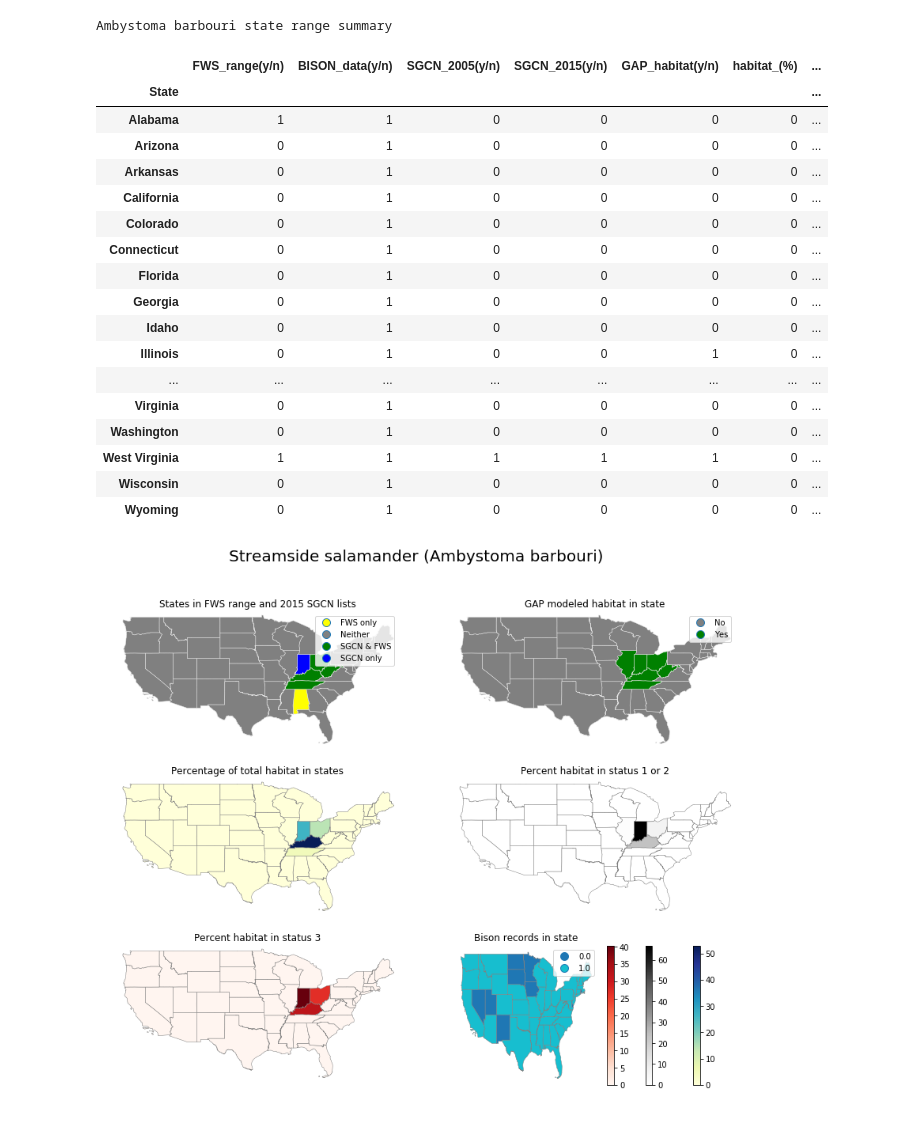
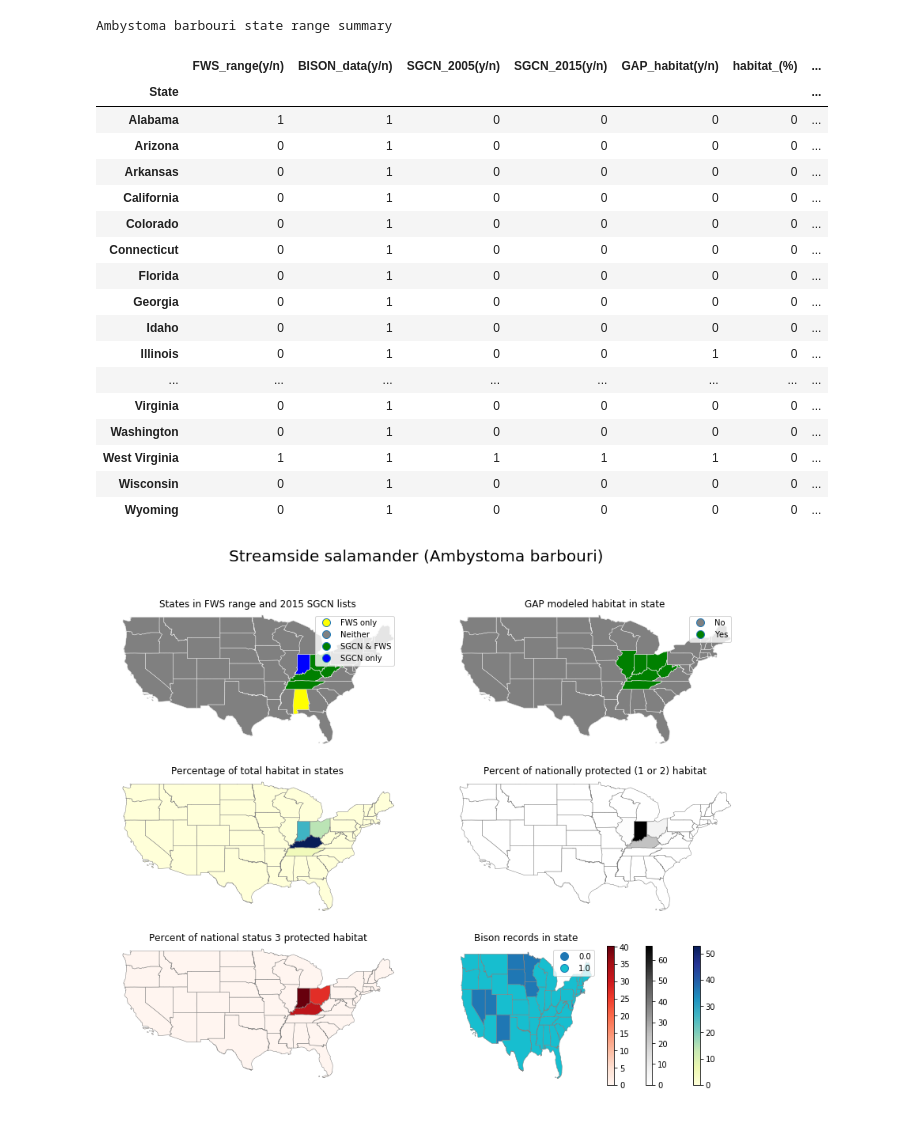
Before and after one commit to usgs-bcb/FWS-ESA-WorkPlanSpecies, a Jupyter notebook: State range summaries.ipynb, the cells around one changed output. Drawn from its saved outputs; the diff is of its cells as text; code cells hidden in the pictures.

Commit message:
Updated map titles

```diff
--- a/State range summaries.ipynb
+++ b/State range summaries.ipynb
@@ -226,7 +226,7 @@ for sp in spp[:1]:
         ax.set_ylim(23, 50)
         ax.set_xlim(-126, -66)
         ax.set_axis_off()
-        ax.set_title('Percent habitat in status 1 or 2')
+        ax.set_title('Percent of nationally protected (1 or 2) habitat')
 
     ax = axes[2,0]
     if ' habitat_3(%)' in statesGDF3.columns:
@@ -237,36 +237,35 @@ for sp in spp[:1]:
         ax.set_ylim(23, 50)
         ax.set_xlim(-126, -66)
         ax.set_axis_off()
-        ax.set_title('Percent habitat in status 3')
+        ax.set_title('Percent of national status 3 protected habitat')
 
     ax = axes[2,1]
     if 'BISON_data(y/n)' in statesGDF3.columns:
         # Plot
         statesGDF3.plot(ax=ax, column="BISON_data(y/n)",
                         categorical=True, linewidth=0.5, edgecolor='.5',
                         figsize=figsizeCat, legend=True)
         ax.set_axis_off()
         ax.set_title('Bison records in state')
-
-plt.show()
+    plt.show()
 # %% [output]
 Ambystoma barbouri state range summary
 |  | FWS_range(y/n) | BISON_data(y/n) | SGCN_2005(y/n) | SGCN_2015(y/n) | GAP_habitat(y/n) | habitat_(%) | ... |
 | State |  |  |  |  |  |  | ... |
 | Alabama | 1 | 1 | 0 | 0 | 0 | 0 | ... |
 | Arizona | 0 | 1 | 0 | 0 | 0 | 0 | ... |
 | Arkansas | 0 | 1 | 0 | 0 | 0 | 0 | ... |
 | California | 0 | 1 | 0 | 0 | 0 | 0 | ... |
 | Colorado | 0 | 1 | 0 | 0 | 0 | 0 | ... |
 | Connecticut | 0 | 1 | 0 | 0 | 0 | 0 | ... |
 | Florida | 0 | 1 | 0 | 0 | 0 | 0 | ... |
 | Georgia | 0 | 1 | 0 | 0 | 0 | 0 | ... |
 | Idaho | 0 | 1 | 0 | 0 | 0 | 0 | ... |
 | Illinois | 0 | 1 | 0 | 0 | 1 | 0 | ... |
 | ... | ... | ... | ... | ... | ... | ... | ... |
 | Virginia | 0 | 1 | 0 | 0 | 0 | 0 | ... |
 | Washington | 0 | 1 | 0 | 0 | 0 | 0 | ... |
 | West Virginia | 1 | 1 | 1 | 1 | 1 | 0 | ... |
 | Wisconsin | 0 | 1 | 0 | 0 | 0 | 0 | ... |
 | Wyoming | 0 | 1 | 0 | 0 | 0 | 0 | ... |
-[figure, old version]
+[figure, new version]
```
Also changed, not shown: 1 other file.
